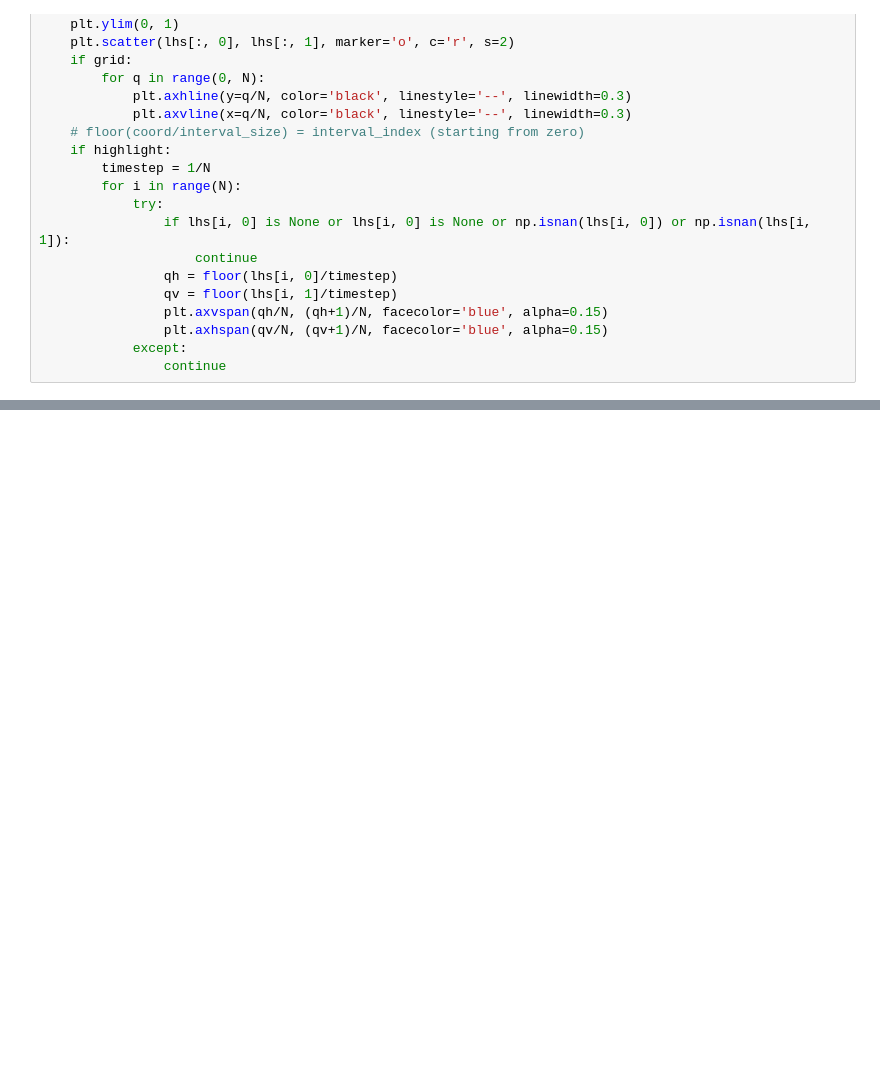
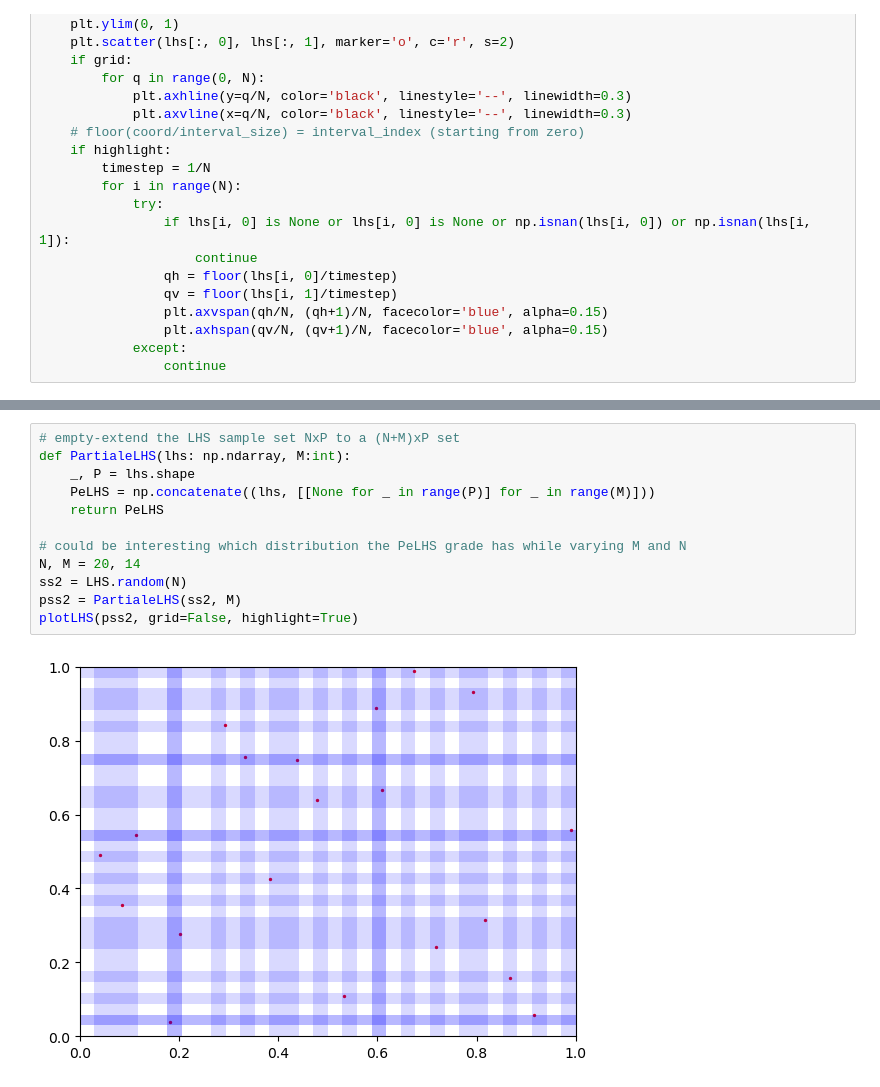
Before and after one commit to alecrespi/latinexpansion, a Jupyter notebook: eLHS.ipynb, the cells around one changed output, grey strips where cells are left out. Cells and saved outputs as stored; diff of their text form; blank space fills up the shorter version.

```diff
--- a/eLHS.ipynb
+++ b/eLHS.ipynb
@@ -81,0 +86,14 @@ def sudoku_identity_h(lhs: np.array):
+# %%
+# empty-extend the LHS sample set NxP to a (N+M)xP set
+def PartialeLHS(lhs: np.ndarray, M:int):
+    _, P = lhs.shape
+    PeLHS = np.concatenate((lhs, [[None for _ in range(P)] for _ in range(M)]))
+    return PeLHS
+
+# could be interesting which distribution the PeLHS grade has while varying M and N
+N, M = 20, 14
+ss2 = LHS.random(N)
+pss2 = PartialeLHS(ss2, M)
+plotLHS(pss2, grid=False, highlight=True)
+# %% [output]
+[figure, added]
```
Also changed, not shown: parts of 17 cells of this notebook.
